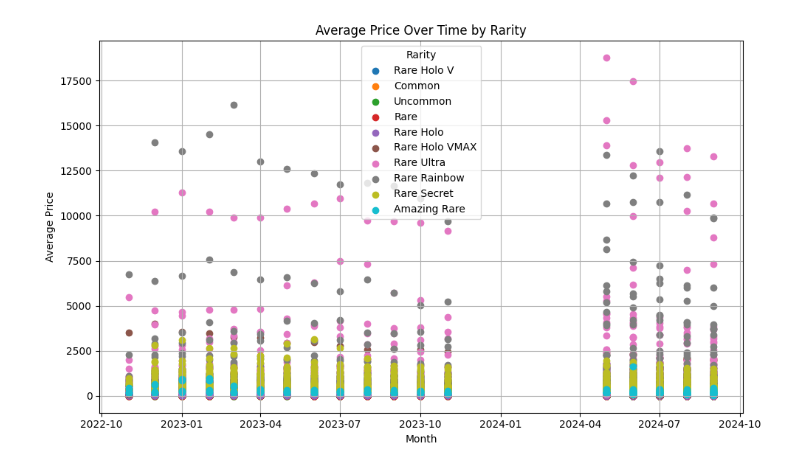
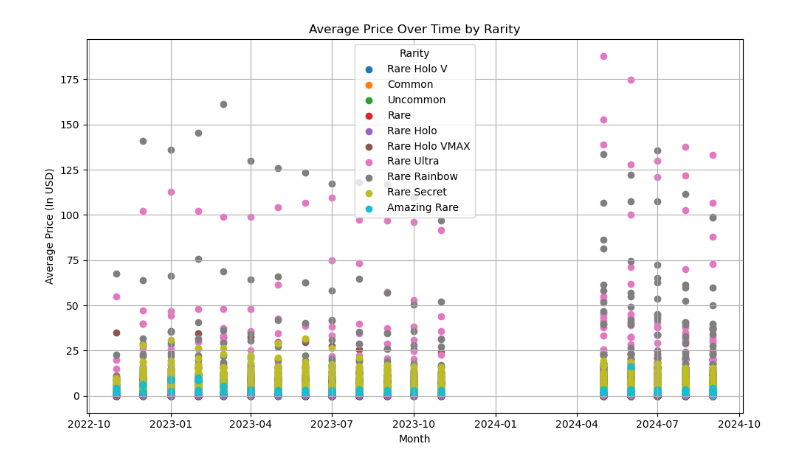
Before and after one commit to JihunKimCode/RarityRadar, a Jupyter notebook: graph.ipynb, the cells around one changed output. Saved outputs shown, nothing was run; the diff lists cells and outputs as text; code cells hidden in the pictures.

```diff
--- a/graph.ipynb
+++ b/graph.ipynb
@@ -53,21 +53,23 @@ rarityOrder = {
 # %%
 # Plotting: Scatter Plot
 plt.figure(figsize=(10, 6))
 
 # Loop over each unique Rarity and plot the Average over Time as scatter points
+dfs_by_rarity = []
 for rarity in df['Rarity'].unique():
     subset = df[df['Rarity'] == rarity]
-    plt.scatter(subset['Month'], subset['Average'], label=rarity, marker='o')
+    dfs_by_rarity.append(subset)
+    plt.scatter(subset['Month'], subset['Average'].div(100).round(2), label=rarity, marker='o')
 
 # Set graph title and labels
 plt.title('Average Price Over Time by Rarity')
 plt.xlabel('Month')
-plt.ylabel('Average Price')
+plt.ylabel('Average Price (In USD)')
 plt.legend(title='Rarity')
 plt.grid(True)
 plt.tight_layout()
 
 # Show the plot
 plt.show()
 # %% [output]
-[figure, old version]
+[figure, new version]
```
Also changed, not shown: parts of 1 cell of this notebook.
